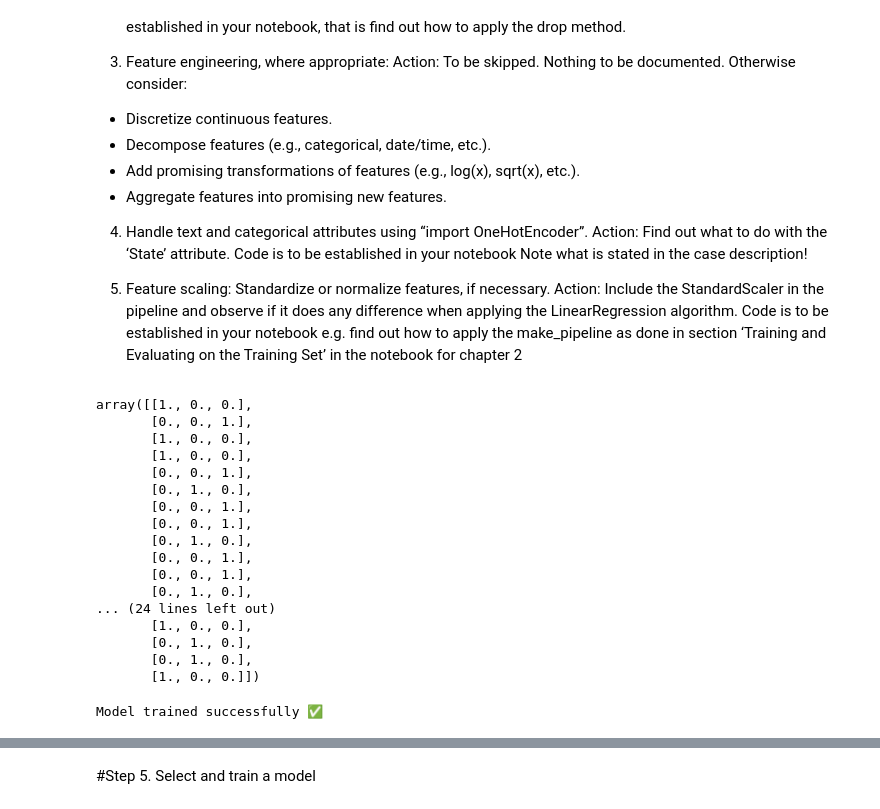
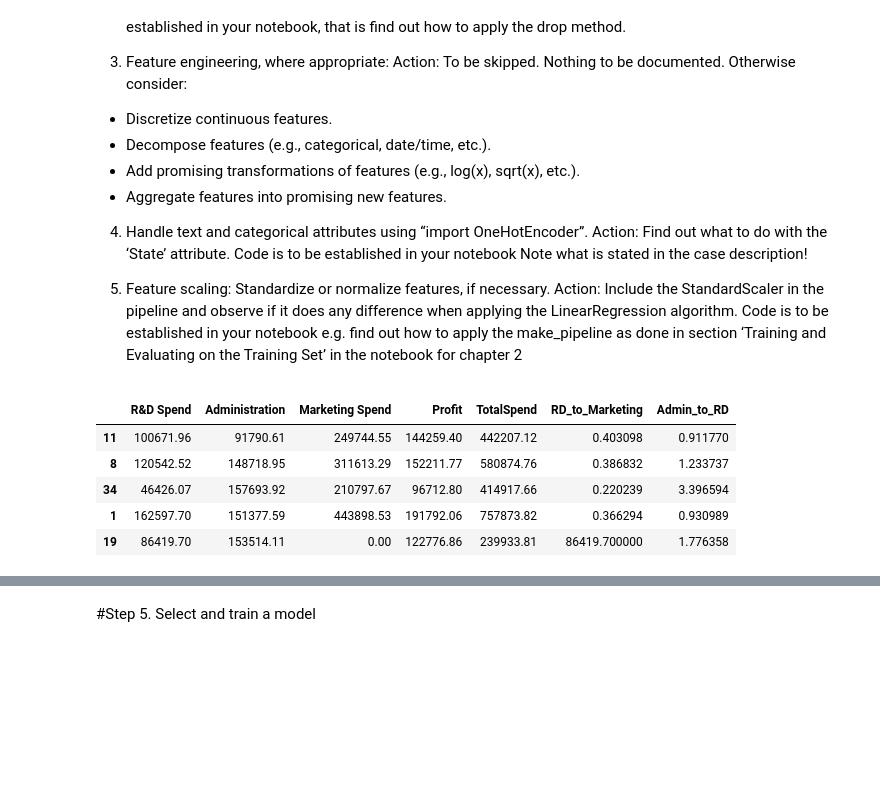
Before and after one commit to ahma004/Regression_Performance, a Jupyter notebook: 50StartUps.ipynb, the cells around one changed output, grey strips where cells are left out. Cells and saved outputs as stored; diff of their text form; code cells hidden in the pictures; blank space fills up the shorter version.

Commit message:
Oprettet med Colab

```diff
--- a/50StartUps.ipynb
+++ b/50StartUps.ipynb
@@ -355,54 +353,12 @@ data_selected = data.drop("Administration", axis=1)
-# %%
-from sklearn.preprocessing import OneHotEncoder
-
-# Vælg kun State kolonnen
-state_cat = data[["State"]]
-
-# Opret encoder
-encoder = OneHotEncoder()
-
-# Transformér data
-state_encoded = encoder.fit_transform(state_cat)
-
-# Konverter til array (for visning)
-state_encoded.toarray()
-# %% [output]
-array([[1., 0., 0.],
-       [0., 0., 1.],
-       [1., 0., 0.],
-       [1., 0., 0.],
-       [0., 0., 1.],
-       [0., 1., 0.],
-       [0., 0., 1.],
-       [0., 0., 1.],
-       [0., 1., 0.],
-       [0., 0., 1.],
-       [0., 0., 1.],
-       [0., 1., 0.],
-... (24 lines left out)
-       [1., 0., 0.],
-       [0., 1., 0.],
-       [0., 1., 0.],
-       [1., 0., 0.]])
-# %%
-import pandas as pd
-
-# Drop Administration (fra Step 4)
-data_clean = data.drop("Administration", axis=1)
-
-# Convert State til tal
-data_encoded = pd.get_dummies(data_clean, columns=["State"])
-
-# Split
-X = data_encoded.drop("Profit", axis=1)
-y = data_encoded["Profit"]
-
-# Model
-from sklearn.linear_model import LinearRegression
-
-lin_reg = LinearRegression()
-lin_reg.fit(X, y)
-
-print("Model trained successfully ✅")
-# %% [output]
-Model trained successfully ✅
+# %%
+# Vi fjerner 'State'-kolonnen permanent fra vores trænings-features
+startups_features = data.drop("State", axis=1)
+
+display(startups_features.head())
+# %% [output]
+|  | R&D Spend | Administration | Marketing Spend | Profit | TotalSpend | RD_to_Marketing | Admin_to_RD |
+| 11 | 100671.96 | 91790.61 | 249744.55 | 144259.40 | 442207.12 | 0.403098 | 0.911770 |
+| 8 | 120542.52 | 148718.95 | 311613.29 | 152211.77 | 580874.76 | 0.386832 | 1.233737 |
+| 34 | 46426.07 | 157693.92 | 210797.67 | 96712.80 | 414917.66 | 0.220239 | 3.396594 |
+| 1 | 162597.70 | 151377.59 | 443898.53 | 191792.06 | 757873.82 | 0.366294 | 0.930989 |
+| 19 | 86419.70 | 153514.11 | 0.00 | 122776.86 | 239933.81 | 86419.700000 | 1.776358 |
```
Also changed, not shown: parts of 17 cells of this notebook.
